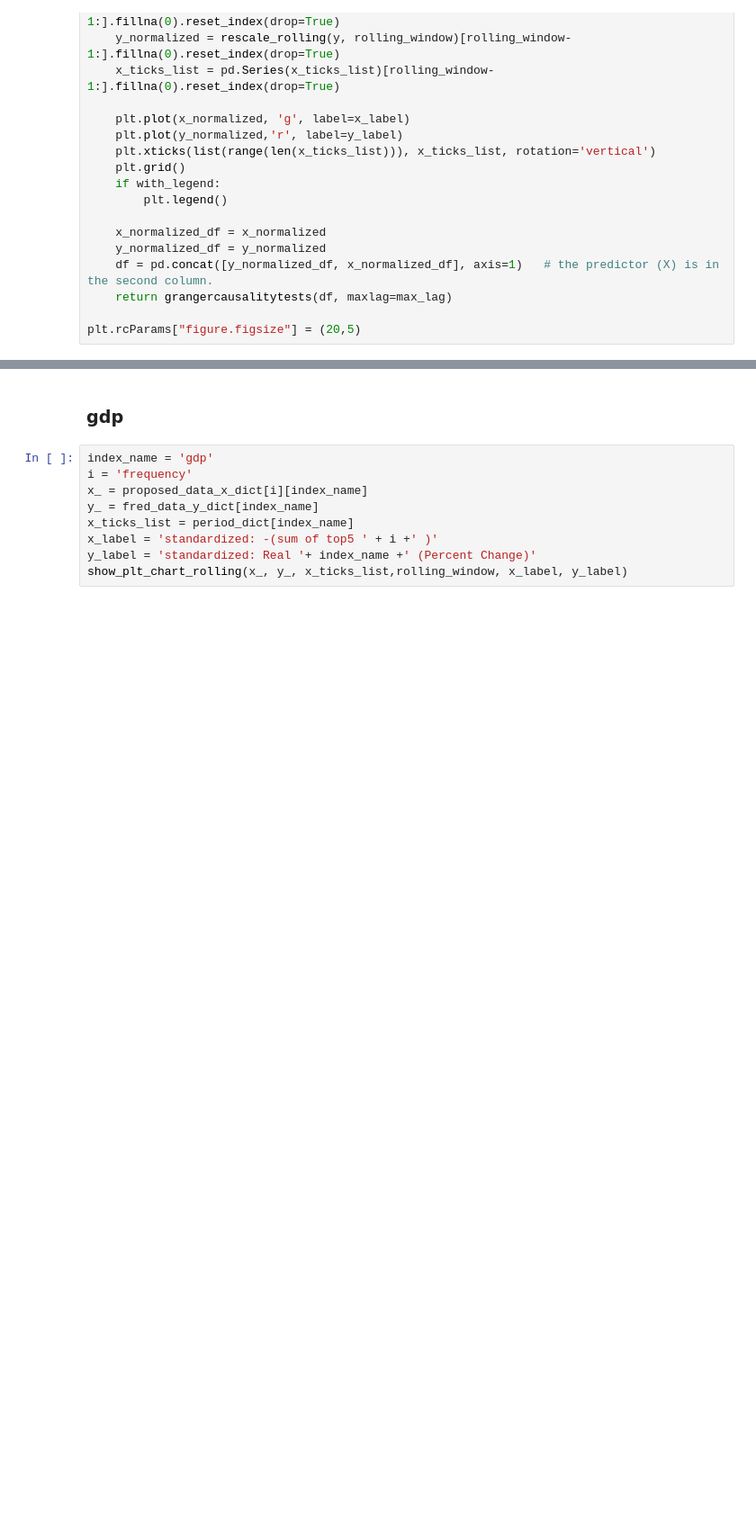
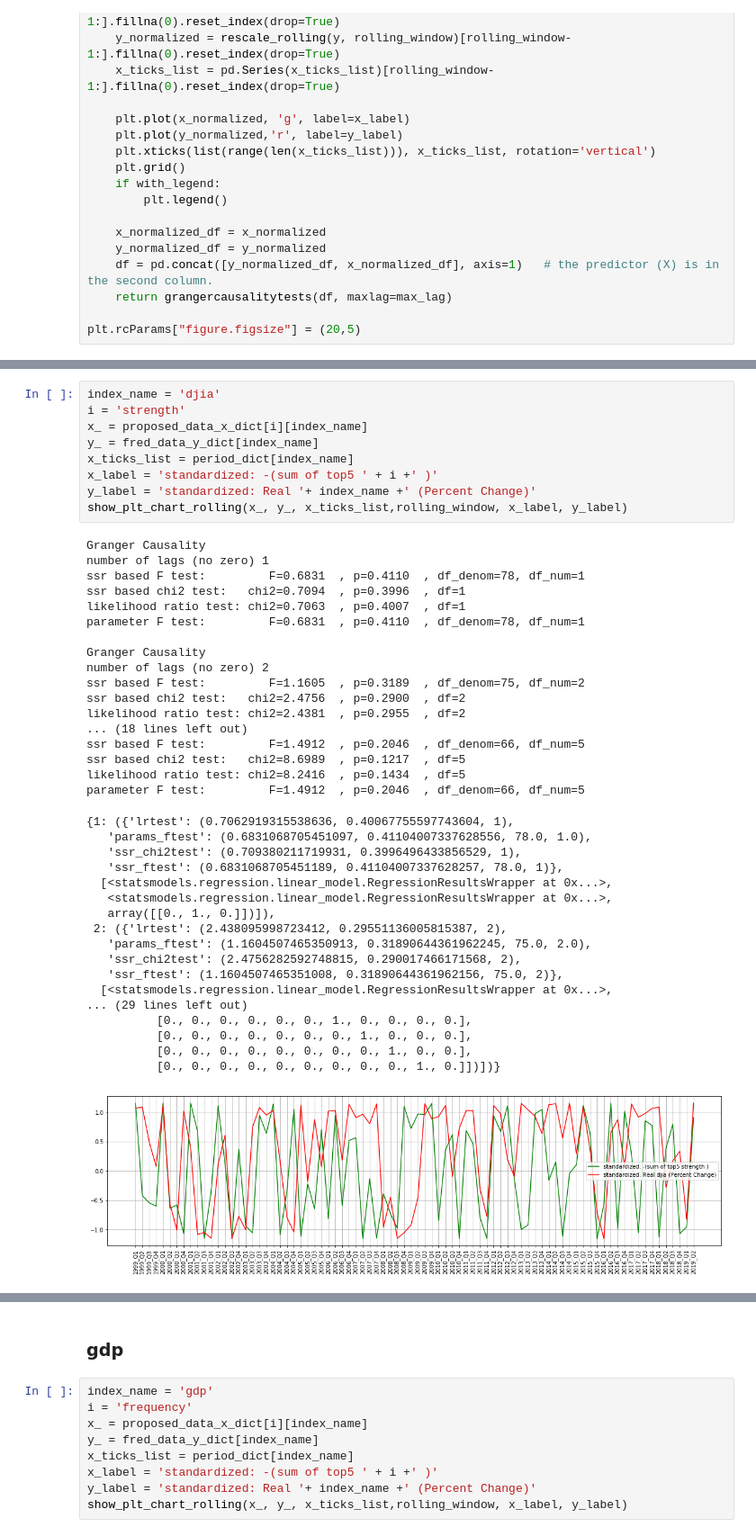
Before and after one commit to fagan2888/bis_speeches_text_bigram_frequency, a Jupyter notebook: source/check_granger_causality_Frequency_rolling_gdp_unemployment_interest-rate_ted.ipynb, the cells around one changed output, grey strips where cells are left out. Shown at 90% size. Cells and saved outputs as stored; diff of their text form; blank space fills up the shorter version.

```diff
--- a/source/check_granger_causality_Frequency_rolling_gdp_unemployment_interest-rate_ted.ipynb
+++ b/source/check_granger_causality_Frequency_rolling_gdp_unemployment_interest-rate_ted.ipynb
@@ -137,0 +216,45 @@ plt.rcParams["figure.figsize"] = (20,5)
+# %%
+index_name = 'djia'
+i = 'strength'
+x_ = proposed_data_x_dict[i][index_name]
+y_ = fred_data_y_dict[index_name]
+x_ticks_list = period_dict[index_name]
+x_label = 'standardized: -(sum of top5 ' + i +' )'
+y_label = 'standardized: Real '+ index_name +' (Percent Change)'
+show_plt_chart_rolling(x_, y_, x_ticks_list,rolling_window, x_label, y_label)
+# %% [output]
+Granger Causality
+number of lags (no zero) 1
+ssr based F test:         F=0.6831  , p=0.4110  , df_denom=78, df_num=1
+ssr based chi2 test:   chi2=0.7094  , p=0.3996  , df=1
+likelihood ratio test: chi2=0.7063  , p=0.4007  , df=1
+parameter F test:         F=0.6831  , p=0.4110  , df_denom=78, df_num=1
+
+Granger Causality
+number of lags (no zero) 2
+ssr based F test:         F=1.1605  , p=0.3189  , df_denom=75, df_num=2
+ssr based chi2 test:   chi2=2.4756  , p=0.2900  , df=2
+likelihood ratio test: chi2=2.4381  , p=0.2955  , df=2
+... (18 lines left out)
+ssr based F test:         F=1.4912  , p=0.2046  , df_denom=66, df_num=5
+ssr based chi2 test:   chi2=8.6989  , p=0.1217  , df=5
+likelihood ratio test: chi2=8.2416  , p=0.1434  , df=5
+parameter F test:         F=1.4912  , p=0.2046  , df_denom=66, df_num=5
+{1: ({'lrtest': (0.7062919315538636, 0.40067755597743604, 1),
+   'params_ftest': (0.6831068705451097, 0.41104007337628556, 78.0, 1.0),
+   'ssr_chi2test': (0.709380211719931, 0.3996496433856529, 1),
+   'ssr_ftest': (0.6831068705451189, 0.41104007337628257, 78.0, 1)},
+  [<statsmodels.regression.linear_model.RegressionResultsWrapper at 0x...>,
+   <statsmodels.regression.linear_model.RegressionResultsWrapper at 0x...>,
+   array([[0., 1., 0.]])]),
+ 2: ({'lrtest': (2.438095998723412, 0.29551136005815387, 2),
+   'params_ftest': (1.1604507465350913, 0.31890644361962245, 75.0, 2.0),
+   'ssr_chi2test': (2.4756282592748815, 0.290017466171568, 2),
+   'ssr_ftest': (1.1604507465351008, 0.31890644361962156, 75.0, 2)},
+  [<statsmodels.regression.linear_model.RegressionResultsWrapper at 0x...>,
+... (29 lines left out)
+          [0., 0., 0., 0., 0., 0., 1., 0., 0., 0., 0.],
+          [0., 0., 0., 0., 0., 0., 0., 1., 0., 0., 0.],
+          [0., 0., 0., 0., 0., 0., 0., 0., 1., 0., 0.],
+          [0., 0., 0., 0., 0., 0., 0., 0., 0., 1., 0.]])])}
+[figure, added]
```
Also changed, not shown: parts of 6 cells of this notebook, 1 other file.
